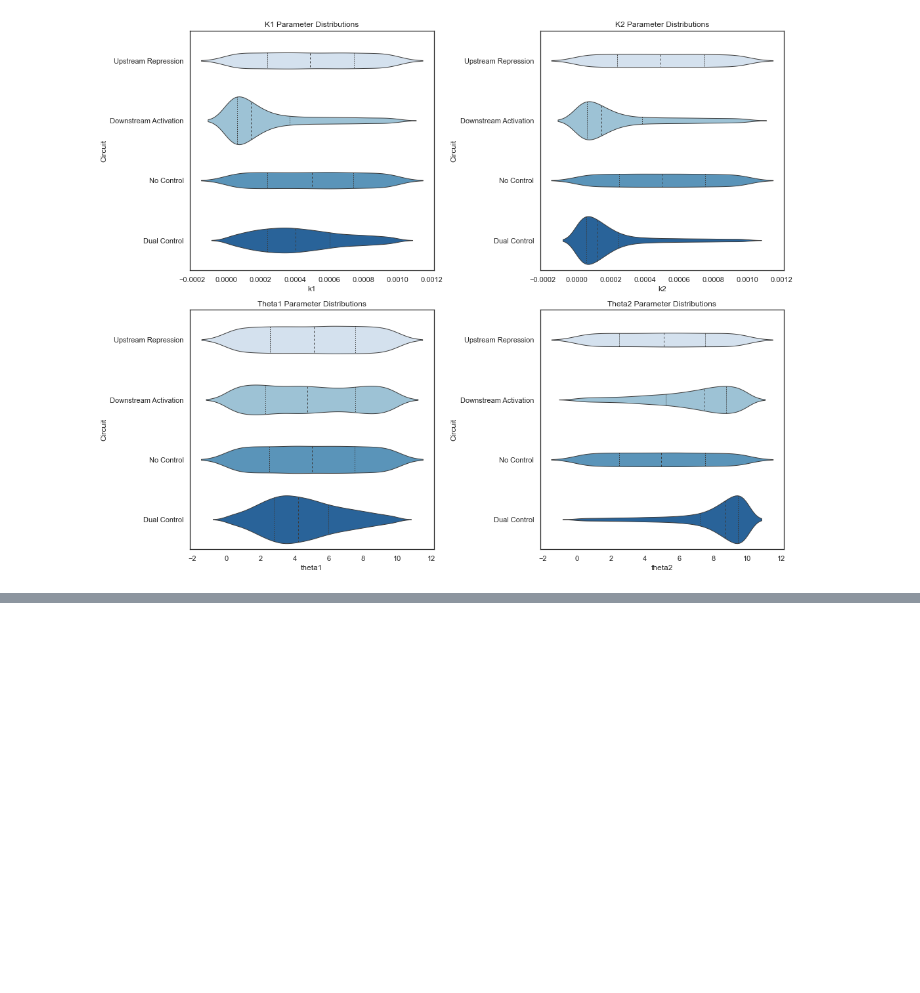
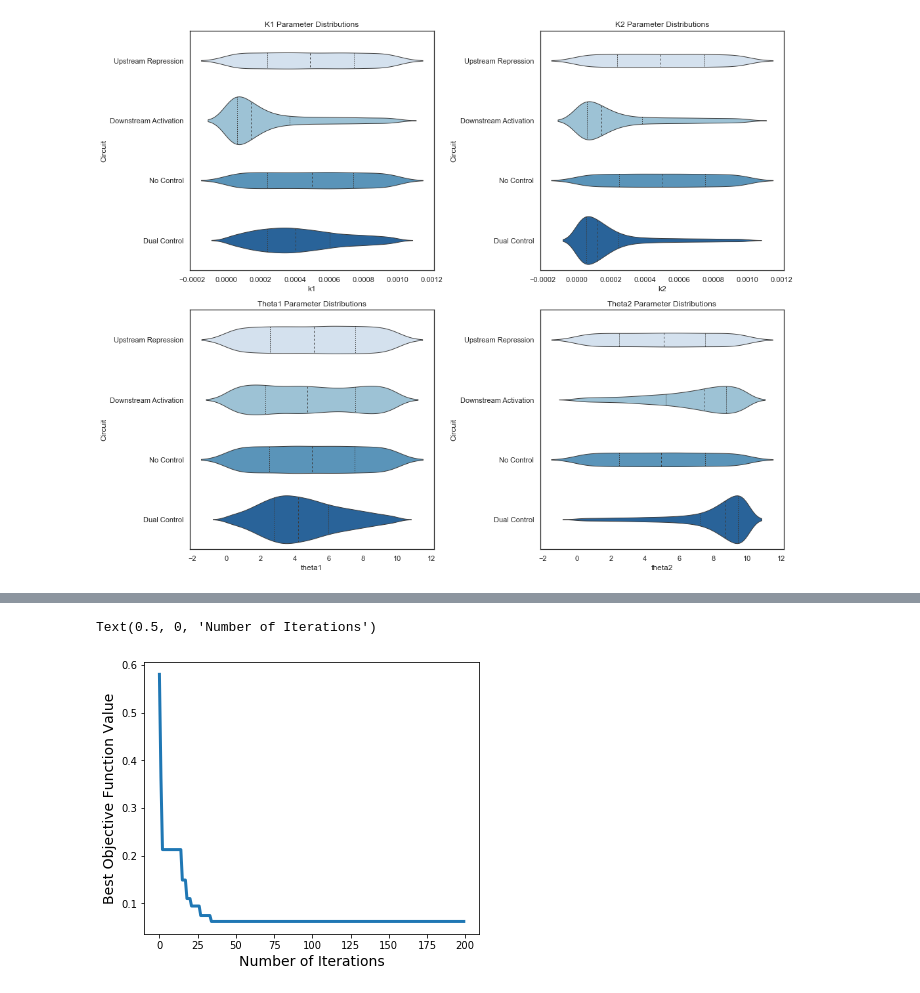
Before and after one commit to cjmerzbacher/msc-thesis, a Jupyter notebook: consolidated_for_paper/toy_model.ipynb, the cells around one changed output, grey strips where cells are left out. Drawn from its saved outputs; the diff is of its cells as text; code cells hidden in the pictures; blank space fills up the shorter version.

```diff
--- a/consolidated_for_paper/toy_model.ipynb
+++ b/consolidated_for_paper/toy_model.ipynb
@@ -87,13 +87,3 @@ def run_hyperopt(max_iters):
     return landscape, best
 # %%
 global alpha1_setting, alpha2_setting
-# %%
-num_replicates = 1
-max_iters = 10
-alpha1_setting = 1E-10
-alpha2_setting = 1E0
-
-replicate_landscapes = pd.DataFrame(columns=['Circuit', 'Loss', 'k1', 'k2', 'theta1', 'theta2'])
-for i in range(num_replicates):
-    landscape = run_hyperopt(max_iters)
-    replicate_landscapes = pd.concat([replicate_landscapes, landscape])
@@ -300,0 +340,8 @@ fig.tight_layout()
+# %%
+fig, ax = plt.subplots(1, 1, figsize=(6, 5))
+ax.plot(best_loss_landscape['Best Loss'][:200], linewidth=3)
+ax.set_ylabel('Best Objective Function Value', fontsize=14)
+ax.set_xlabel('Number of Iterations', fontsize=14)
+# %% [output]
+Text(0.5, 0, 'Number of Iterations')
+[figure, added]
```
Also changed, not shown: parts of 11 cells of this notebook, 9 other files.
